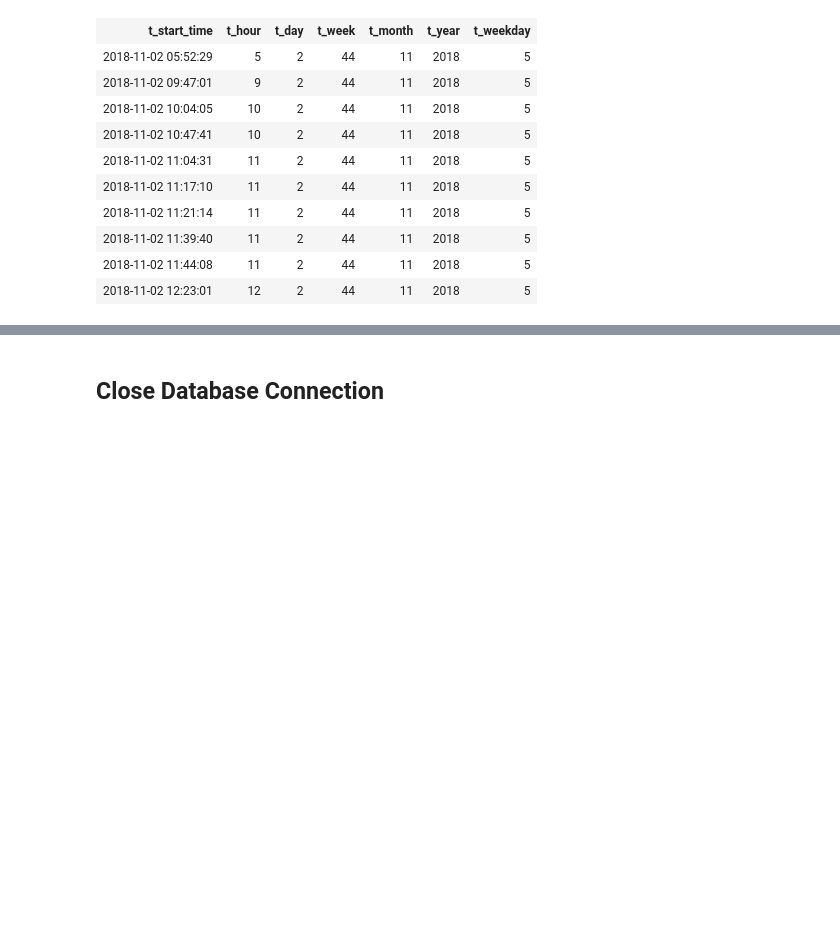
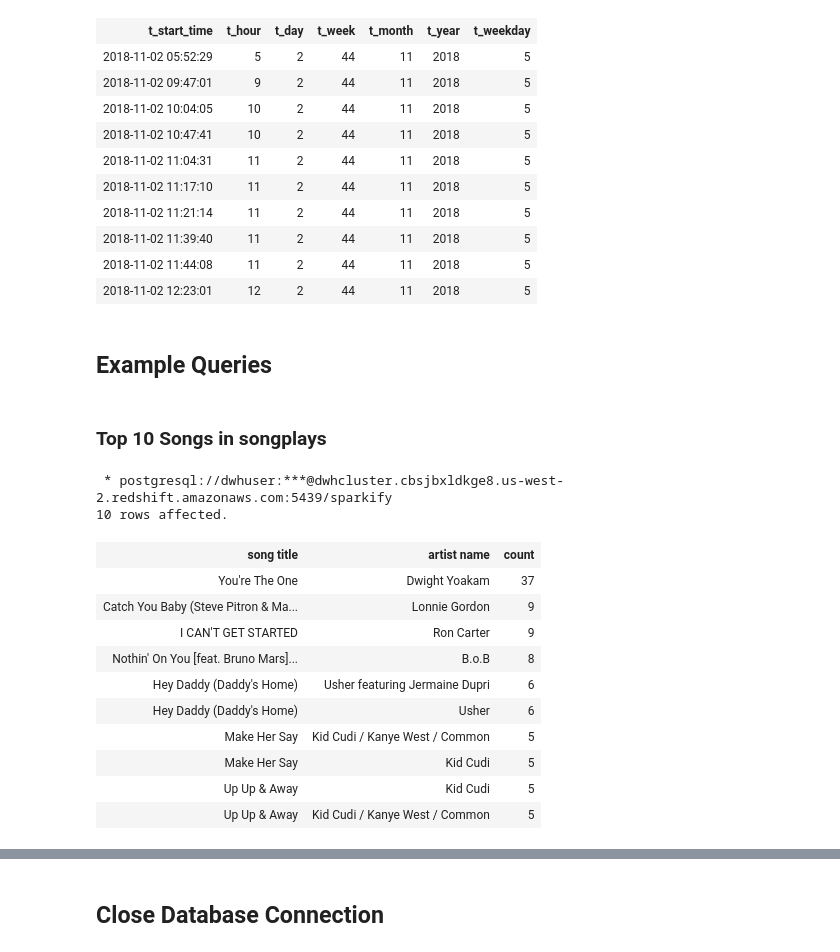
Before and after one commit to stephanderton/ETL-Cloud-Data-Warehouse, a Jupyter notebook: etl.ipynb, the cells around one changed output, grey strips where cells are left out. Cells and saved outputs as stored; diff of their text form; code cells hidden in the pictures; blank space fills up the shorter version.

Commit message:
Tweaks, plus new queries.

```diff
--- a/etl.ipynb
+++ b/etl.ipynb
@@ -263,3 +268,39 @@ LIMIT  10;
 | 2018-11-02 11:39:40 | 11 | 2 | 44 | 11 | 2018 | 5 |
 | 2018-11-02 11:44:08 | 11 | 2 | 44 | 11 | 2018 | 5 |
 | 2018-11-02 12:23:01 | 12 | 2 | 44 | 11 | 2018 | 5 |
+# %% [markdown]
+## Example Queries
+# %% [markdown]
+### Top 10 Songs in songplays
+# %%
+%%sql
+WITH songplays_ext  AS (
+         SELECT *
+         FROM   songplays
+         JOIN   songs
+         ON     sp_song_id = s_song_id
+         JOIN   artists
+         ON     sp_artist_id = a_artist_id
+)
+
+SELECT   s_title AS "song title",
+         a_name AS "artist name",
+         COUNT(*) count
+FROM     songplays_ext
+GROUP BY s_title, a_name
+ORDER BY count DESC, s_title
+LIMIT    10;
+# %% [output]
+ * postgresql://dwhuser:***@dwhcluster.cbsjbxldkge8.us-west-2.redshift.amazonaws.com:5439/sparkify
+10 rows affected.
+| song title | artist name | count |
+| You're The One | Dwight Yoakam | 37 |
+| Catch You Baby (Steve Pitron & Ma... | Lonnie Gordon | 9 |
+| I CAN'T GET STARTED | Ron Carter | 9 |
+| Nothin' On You [feat. Bruno Mars]... | B.o.B | 8 |
+| Hey Daddy (Daddy's Home) | Usher featuring Jermaine Dupri | 6 |
+| Hey Daddy (Daddy's Home) | Usher | 6 |
+| Make Her Say | Kid Cudi / Kanye West / Common | 5 |
+| Make Her Say | Kid Cudi | 5 |
+| Up Up & Away | Kid Cudi | 5 |
+| Up Up & Away | Kid Cudi / Kanye West / Common | 5 |
```
Also changed, not shown: parts of 10 cells of this notebook, 2 other files.
